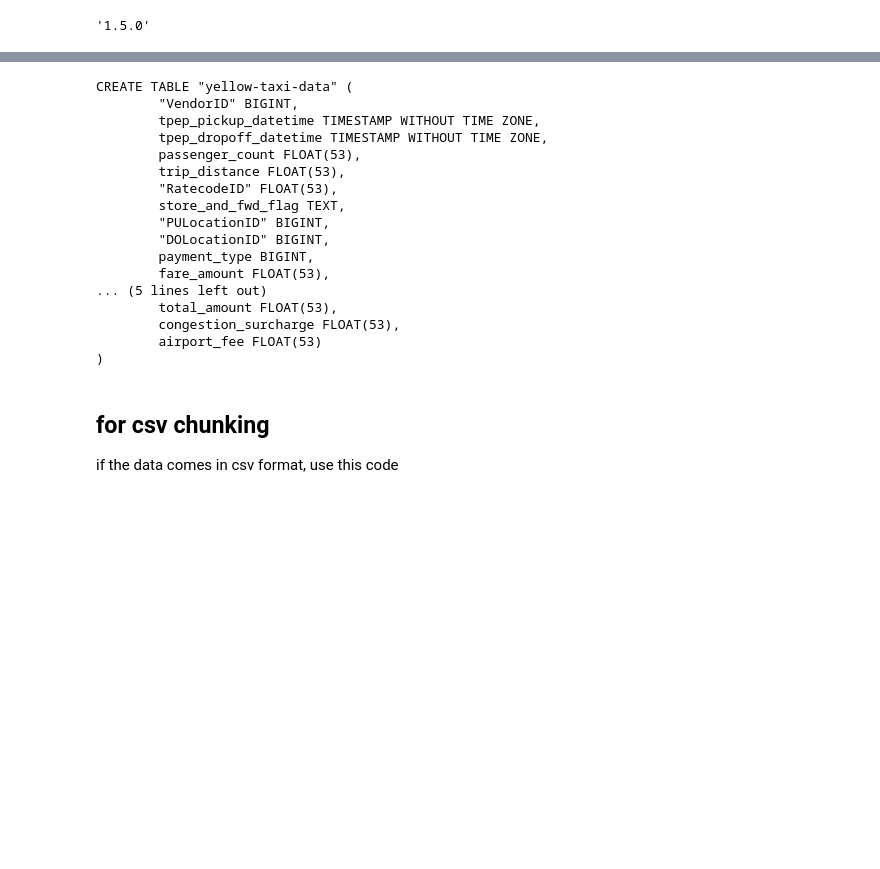
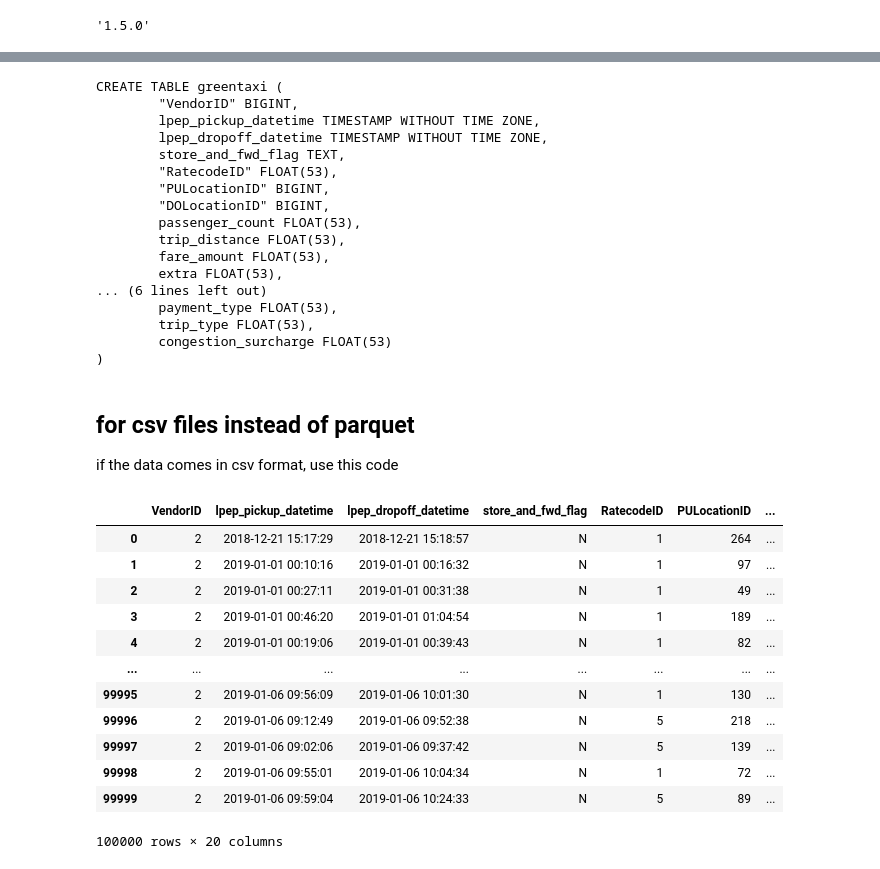
Before and after one commit to waleedayoub/dezoombkp, a Jupyter notebook: week_1_basics_n_setup/2_docker_sql/load_taxi_data.ipynb, the cells around one changed output, grey strips where cells are left out. Saved outputs shown, nothing was run; the diff lists cells and outputs as text; code cells hidden in the pictures; blank space fills up the shorter version.

```diff
--- a/week_1_basics_n_setup/2_docker_sql/load_taxi_data.ipynb
+++ b/week_1_basics_n_setup/2_docker_sql/load_taxi_data.ipynb
@@ -41,22 +54,22 @@ engine.connect()
 # %%
-print(pd.io.sql.get_schema(df, name='yellow-taxi-data', con=engine))
+print(pd.io.sql.get_schema(df_parquet, name='greentaxi', con=engine))
 # %% [output]
-CREATE TABLE "yellow-taxi-data" (
+CREATE TABLE greentaxi (
         "VendorID" BIGINT,
-        tpep_pickup_datetime TIMESTAMP WITHOUT TIME ZONE,
-        tpep_dropoff_datetime TIMESTAMP WITHOUT TIME ZONE,
+        lpep_pickup_datetime TIMESTAMP WITHOUT TIME ZONE,
+        lpep_dropoff_datetime TIMESTAMP WITHOUT TIME ZONE,
+        store_and_fwd_flag TEXT,
+        "RatecodeID" FLOAT(53),
+        "PULocationID" BIGINT,
+        "DOLocationID" BIGINT,
         passenger_count FLOAT(53),
         trip_distance FLOAT(53),
-        "RatecodeID" FLOAT(53),
-        store_and_fwd_flag TEXT,
-        "PULocationID" BIGINT,
-        "DOLocationID" BIGINT,
-        payment_type BIGINT,
         fare_amount FLOAT(53),
-... (5 lines left out)
-        total_amount FLOAT(53),
-        congestion_surcharge FLOAT(53),
-        airport_fee FLOAT(53)
+        extra FLOAT(53),
+... (6 lines left out)
+        payment_type FLOAT(53),
+        trip_type FLOAT(53),
+        congestion_surcharge FLOAT(53)
 )
 # %%
 df.to_sql(name='yellow-taxi-data',
@@ -64,5 +77,5 @@ df.to_sql(name='yellow-taxi-data',
           if_exists='append',
           chunksize=10000)
 # %% [markdown]
-## for csv chunking
+## for csv files instead of parquet
 if the data comes in csv format, use this code
@@ -69 +85,22 @@ if the data comes in csv format, use this code
+# %%
+df_csv_iter = pd.read_csv("https://github.com/DataTalksClub/nyc-tlc-data/releases/download/green/green_tripdata_2019-01.csv.gz"
+                          , compression='gzip'
+                          , iterator=True
+                          , chunksize=100000)
+# %%
+next(df_csv_iter)
+# %% [output]
+|  | VendorID | lpep_pickup_datetime | lpep_dropoff_datetime | store_and_fwd_flag | RatecodeID | PULocationID | ... |
+| 0 | 2 | 2018-12-21 15:17:29 | 2018-12-21 15:18:57 | N | 1 | 264 | ... |
+| 1 | 2 | 2019-01-01 00:10:16 | 2019-01-01 00:16:32 | N | 1 | 97 | ... |
+| 2 | 2 | 2019-01-01 00:27:11 | 2019-01-01 00:31:38 | N | 1 | 49 | ... |
+| 3 | 2 | 2019-01-01 00:46:20 | 2019-01-01 01:04:54 | N | 1 | 189 | ... |
+| 4 | 2 | 2019-01-01 00:19:06 | 2019-01-01 00:39:43 | N | 1 | 82 | ... |
+| ... | ... | ... | ... | ... | ... | ... | ... |
+| 99995 | 2 | 2019-01-06 09:56:09 | 2019-01-06 10:01:30 | N | 1 | 130 | ... |
+| 99996 | 2 | 2019-01-06 09:12:49 | 2019-01-06 09:52:38 | N | 5 | 218 | ... |
+| 99997 | 2 | 2019-01-06 09:02:06 | 2019-01-06 09:37:42 | N | 5 | 139 | ... |
+| 99998 | 2 | 2019-01-06 09:55:01 | 2019-01-06 10:04:34 | N | 1 | 72 | ... |
+| 99999 | 2 | 2019-01-06 09:59:04 | 2019-01-06 10:24:33 | N | 5 | 89 | ... |
+100000 rows × 20 columns
 # %%
```
Also changed, not shown: parts of 23 cells of this notebook, 1 other file.
